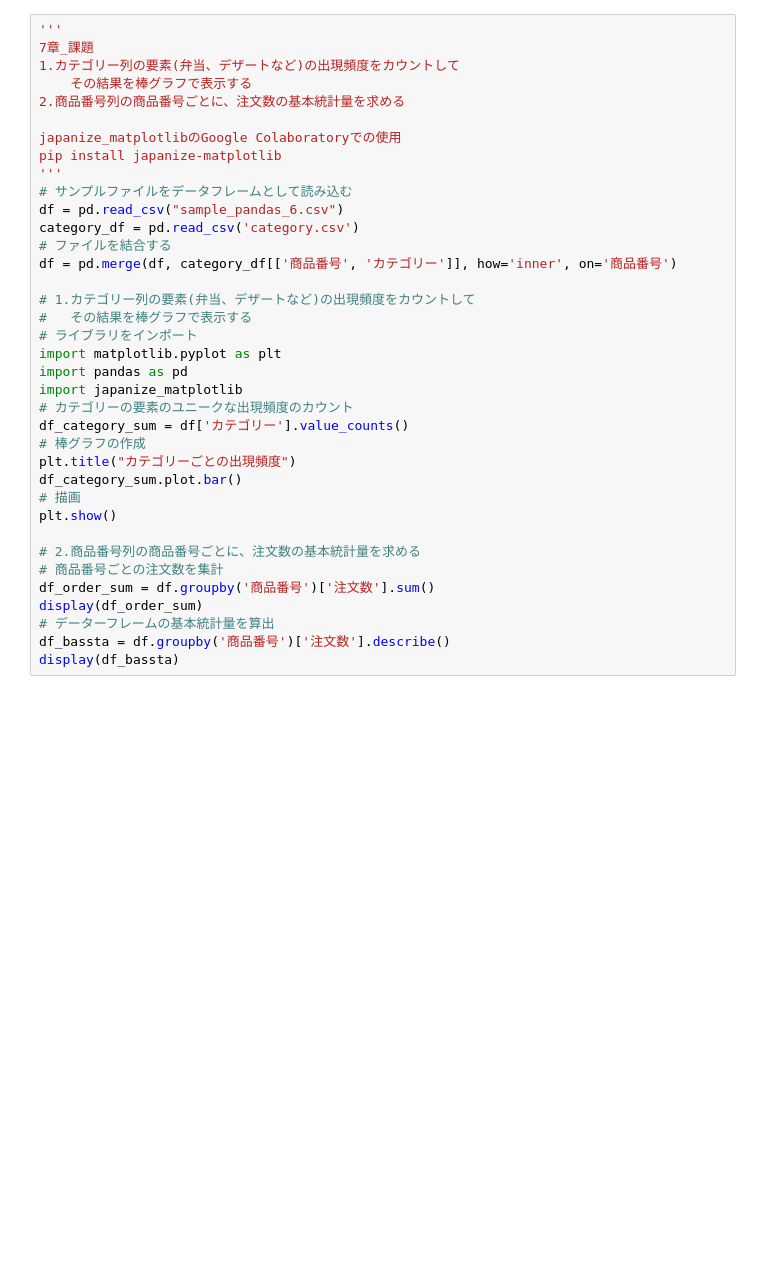
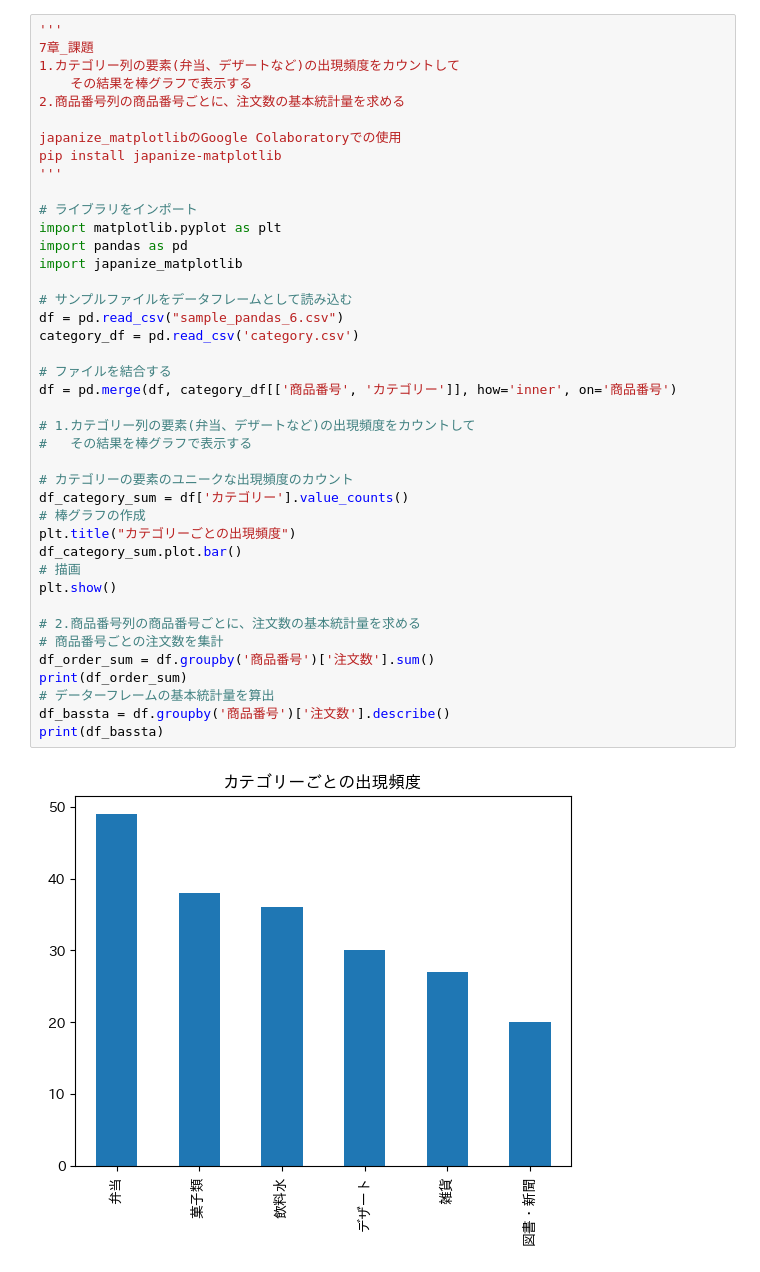
Before and after one commit to msugi-sys/data-analysis-basic-kadai, a Jupyter notebook: kadai_007/kadai_007.ipynb, the cells around one changed output. Saved outputs shown, nothing was run; the diff lists cells and outputs as text; blank space fills up the shorter version.

```diff
--- a/kadai_007/kadai_007.ipynb
+++ b/kadai_007/kadai_007.ipynb
@@ -2,36 +2,42 @@
 '''
 7章_課題
 1.カテゴリー列の要素(弁当、デザートなど)の出現頻度をカウントして
     その結果を棒グラフで表示する
 2.商品番号列の商品番号ごとに、注文数の基本統計量を求める
 
 japanize_matplotlibのGoogle Colaboratoryでの使用
 pip install japanize-matplotlib
 '''
+
+# ライブラリをインポート
+import matplotlib.pyplot as plt
+import pandas as pd
+import japanize_matplotlib
+
 # サンプルファイルをデータフレームとして読み込む
 df = pd.read_csv("sample_pandas_6.csv")
 category_df = pd.read_csv('category.csv')
+
 # ファイルを結合する
 df = pd.merge(df, category_df[['商品番号', 'カテゴリー']], how='inner', on='商品番号')
 
 # 1.カテゴリー列の要素(弁当、デザートなど)の出現頻度をカウントして
 #   その結果を棒グラフで表示する
-# ライブラリをインポート
-import matplotlib.pyplot as plt
-import pandas as pd
-import japanize_matplotlib
+
 # カテゴリーの要素のユニークな出現頻度のカウント
 df_category_sum = df['カテゴリー'].value_counts()
 # 棒グラフの作成
 plt.title("カテゴリーごとの出現頻度")
 df_category_sum.plot.bar()
 # 描画
 plt.show()
 
 # 2.商品番号列の商品番号ごとに、注文数の基本統計量を求める
 # 商品番号ごとの注文数を集計
 df_order_sum = df.groupby('商品番号')['注文数'].sum()
-display(df_order_sum)
+print(df_order_sum)
 # データーフレームの基本統計量を算出
 df_bassta = df.groupby('商品番号')['注文数'].describe()
-display(df_bassta)
+print(df_bassta)
+# %% [output]
+[figure, added]
```
Also changed, not shown: parts of 2 cells of this notebook.
